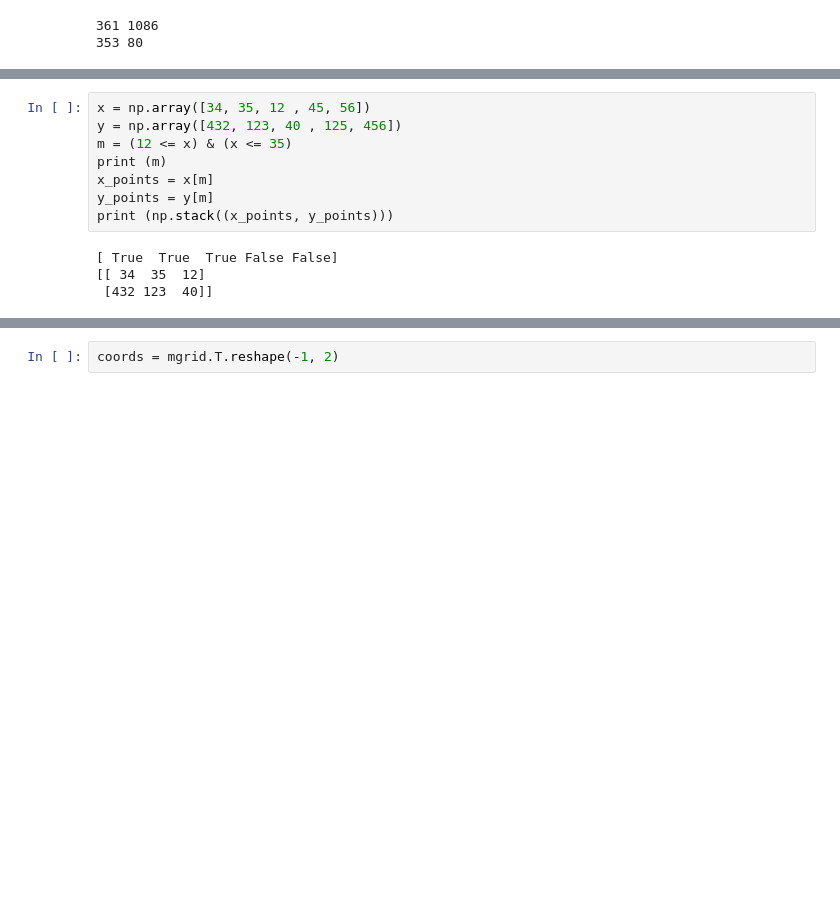
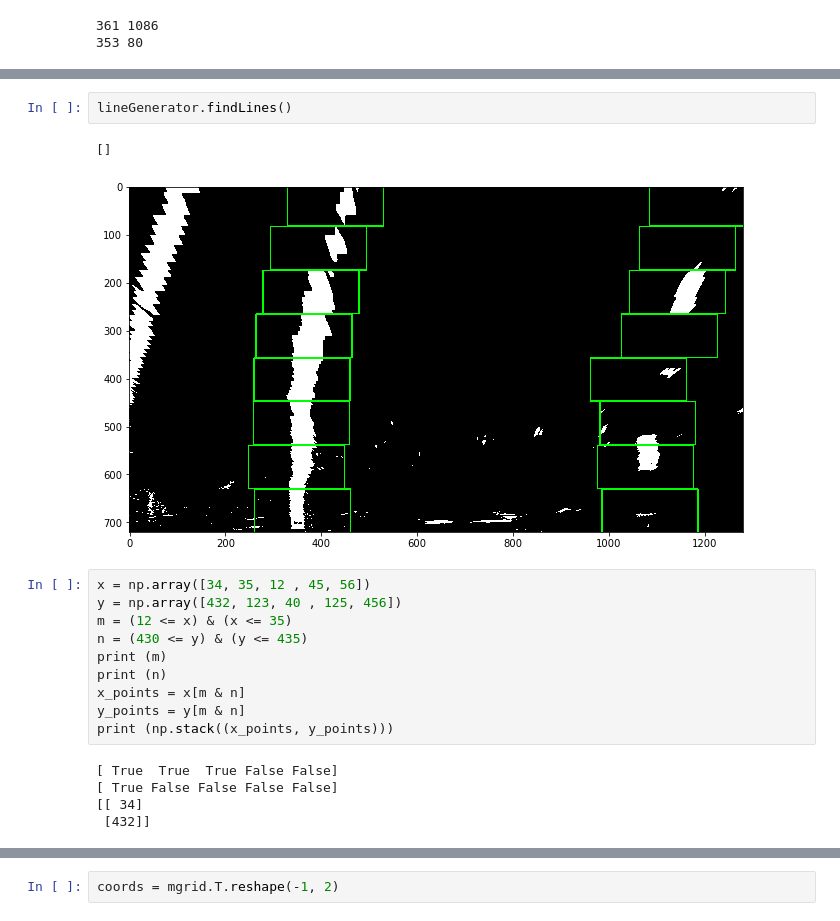
Before and after one commit to ben-blazado/CarND-Advanced-Lane-Lines, a Jupyter notebook: sandbox.ipynb, the cells around one changed output, grey strips where cells are left out. Cells and saved outputs as stored; diff of their text form; blank space fills up the shorter version.

```diff
--- a/sandbox.ipynb
+++ b/sandbox.ipynb
@@ -547,15 +609,23 @@ class window:
+# %%
+lineGenerator.findLines()
+# %% [output]
+[]
+[figure, added]
 # %%
 x = np.array([34, 35, 12 , 45, 56])
 y = np.array([432, 123, 40 , 125, 456])
 m = (12 <= x) & (x <= 35)
+n = (430 <= y) & (y <= 435)
 print (m)
-x_points = x[m]
-y_points = y[m]
+print (n)
+x_points = x[m & n]
+y_points = y[m & n]
 print (np.stack((x_points, y_points)))
 # %% [output]
 [ True  True  True False False]
-[[ 34  35  12]
- [432 123  40]]
+[ True False False False False]
+[[ 34]
+ [432]]
 # %%
 img = mpimg.imread('test_images/straight_lines1.jpg')
 
```
Also changed, not shown: parts of 18 cells of this notebook, 1 other file.
